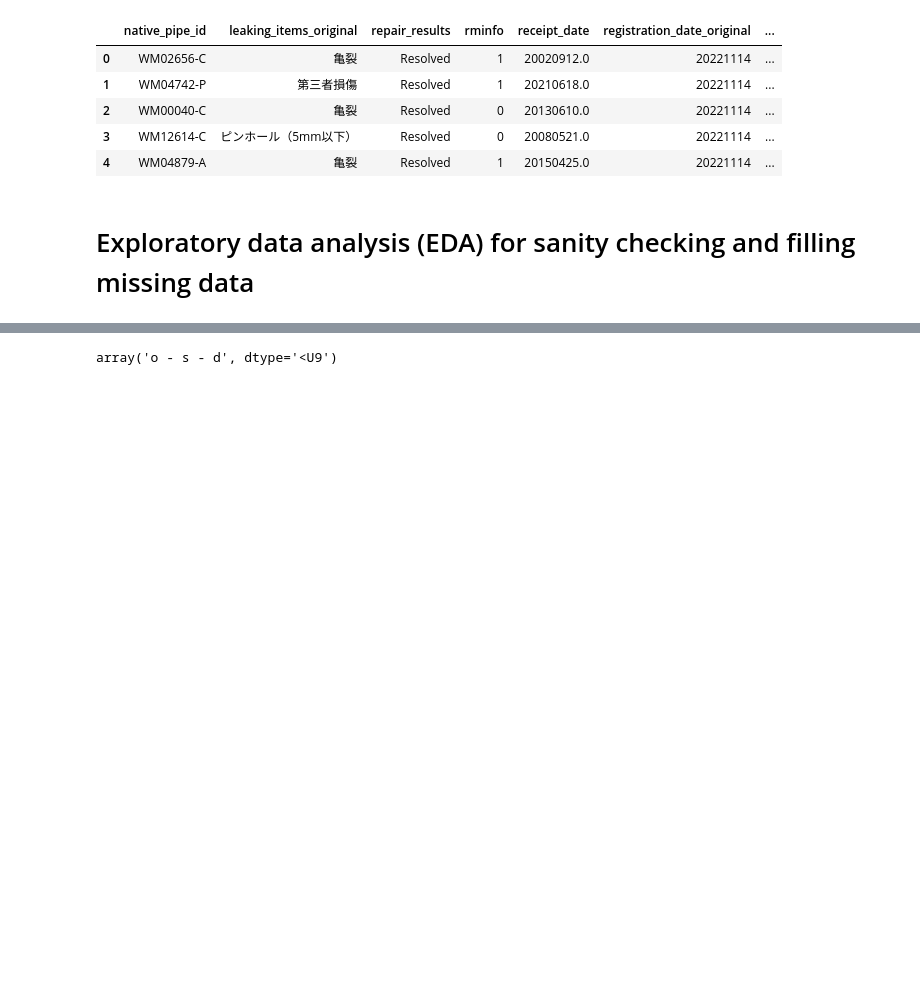
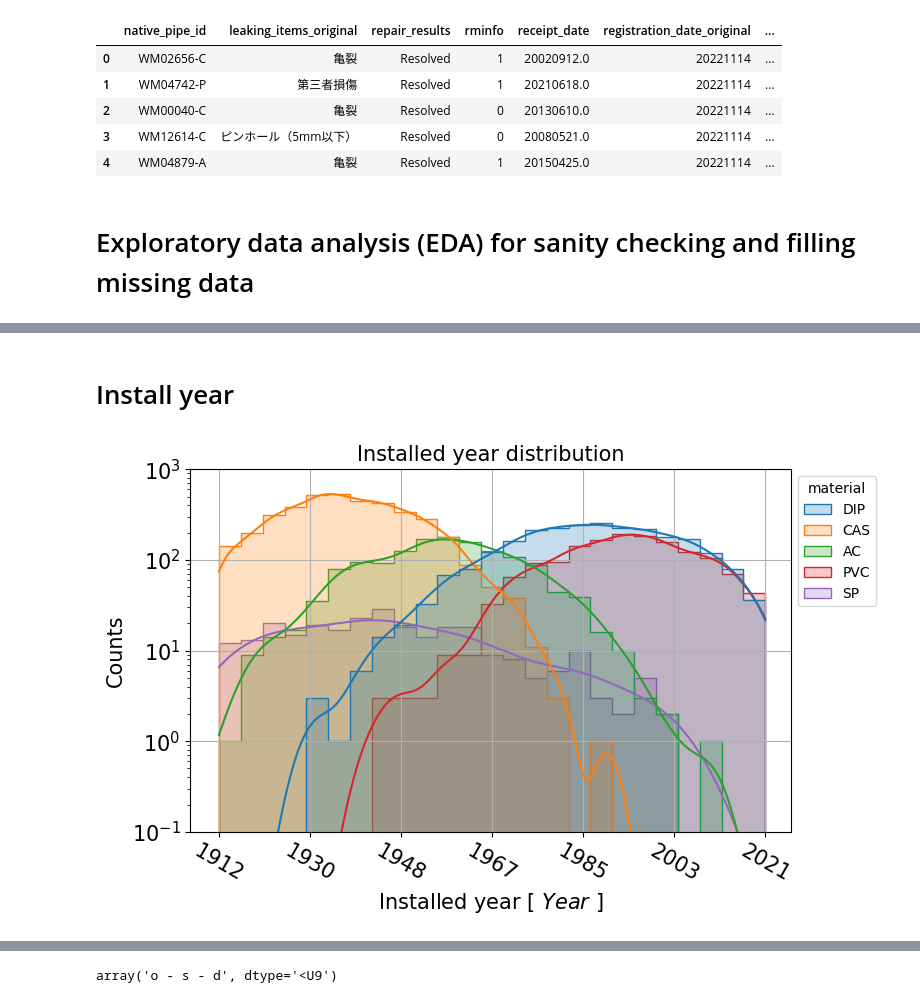
Before and after one commit to MyoungchulK/Fracta_test, a Jupyter notebook: analysis.ipynb, the cells around one changed output, grey strips where cells are left out. Drawn from its saved outputs; the diff is of its cells as text; code cells hidden in the pictures; blank space fills up the shorter version.

```diff
--- a/analysis.ipynb
+++ b/analysis.ipynb
@@ -64,7 +109,7 @@ Index(['native_pipe_id', 'material_original', 'install_year_original',
 ## Since the usage status is oppsite of the abandoned, It might not need to keep it in the table
 gm_df['abandoned'] = ~gm_df['usage_status']
 
-## converts material names to company standard
+## Rename material to company standard
 mat_dict = {'DUC(K)':'DIP', 'DUC(G)':'DIP', 'CIP':'CAS', 'PVC':'PVC', 'ACON':'AC', 'STW':'SP', 'STP':'SP'}
 gm_df['material'] = gm_df['material_original'].map(mat_dict)
 """
@@ -94,7 +139,9 @@ gm_df['install_year'] = gm_df['install_year_original'].apply(jp_to_gr)
 label_encoder = LabelEncoder()
 gm_df['material_original_encode'] = label_encoder.fit_transform(gm_df['material_original']) # I changed this too in case differences between 'DUC(G)' and 'DUC(K)' are needed to be considered
 gm_df['material_encode'] = label_encoder.fit_transform(gm_df['material'])
+gm_df['native_pipe_id_encode'] = label_encoder.fit_transform(gm_df['native_pipe_id'])
 
+## middle check
 gm_df.head()
 # %% [output]
 |  | native_pipe_id | material_original | install_year_original | shape_length | diameter | usage_status | ... |
@@ -179,0 +280,13 @@ wo_df.head()
+# %%
+## new df for EDA
+gm_eda_df = gm_df.copy()
+
+## Converts 'install_year' to unixtime (timestamp) so that I can it for analysis as a numeric format. I din't consider the timezone
+gm_eda_df['install_time_stamp'] = gm_eda_df['install_year'].apply(lambda x: pd.to_datetime(x).timestamp() if type(x) != float else np.nan)
+
+## new df for missing spot ins the data
+gm_time_eda_df = gm_eda_df[gm_eda_df['install_time_stamp'].isna()]
+gm_dia_eda_df = gm_eda_df[gm_eda_df['diameter'].isna()]
+
+## check the shape time should be all nan on `gm_time_eda_df` and diameter should be all nan on `gm_dia_eda_df`
+print(gm_time_eda_df.info(), gm_dia_eda_df.info())
@@ -179,0 +311,40 @@ wo_df.head()
+# %% [markdown]
+# Install year
+# %%
+## install year check
+min_val = np.nanmin(gm_eda_df['install_time_stamp'])
+max_val = np.nanmax(gm_eda_df['install_time_stamp'])
+bins = np.linspace(min_val, max_val, 25 + 1)
+bin_center = (bins[1:] + bins[:-1]) / 2
+
+## for x tick on the histogram plot
+bins_range = np.arange(min_val, max_val + 1, (max_val - min_val) // 6).astype(int) # example timestamp
+dt_obj = [datetime.fromtimestamp(bin_r) for bin_r in bins_range] # timestamp to datetime. I didn't consider the timezone
+dt_year = [dt.year for dt in dt_obj] # datetime to just year
+
+# plot histogram with KDE
+title = 'Installed year distribution'
+plt.figure(figsize=(8, 5))
+plt.title(title, fontsize = 15)
+plt.xlabel(r"Installed year [ $Year$ ]", fontsize = 15)
+plt.ylabel("Counts", fontsize = 15)
+plt.tick_params(axis='x', labelsize=15)
+plt.tick_params(axis='y', labelsize=15)
+plt.xticks(bins_range, dt_year, rotation=-30)
+plt.xlim(min_val*1.1, max_val*1.1)
+plt.ylim(1e-1, 1e3)
+plt.yscale('log')
+plt.grid()
+ax = sns.histplot(data = gm_eda_df, x= "install_time_stamp", bins = bins, kde = True, hue = "material", element = "step")
+#ax = sns.histplot(data = gm_eda_df_new, x= "install_time_date", bins = 50, kde = True, hue = "material", element = "step")
+sns.move_legend(ax, "upper left", bbox_to_anchor=(1, 1))
+plt.tight_layout()
+if not os.path.exists(plot_path):
+  os.makedirs(plot_path)
+file_name = title.replace(' ', '_')
+plot_name_path = os.path.join(plot_path,f'{file_name}.png')
+plt.savefig(plot_name_path, bbox_inches = 'tight')
+plt.show()
+plt.close()
+# %% [output]
+[figure, added]
```
Also changed, not shown: parts of 49 cells of this notebook, 10 other files.
